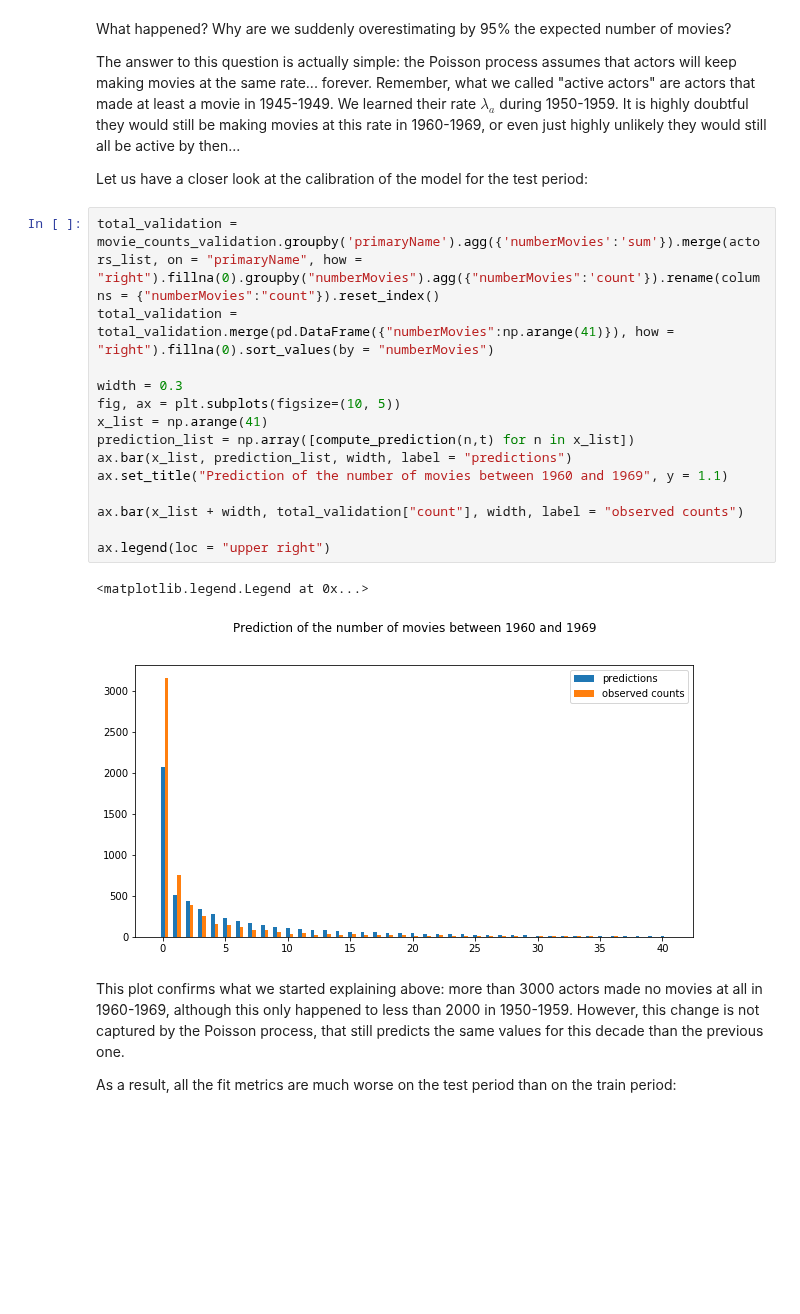
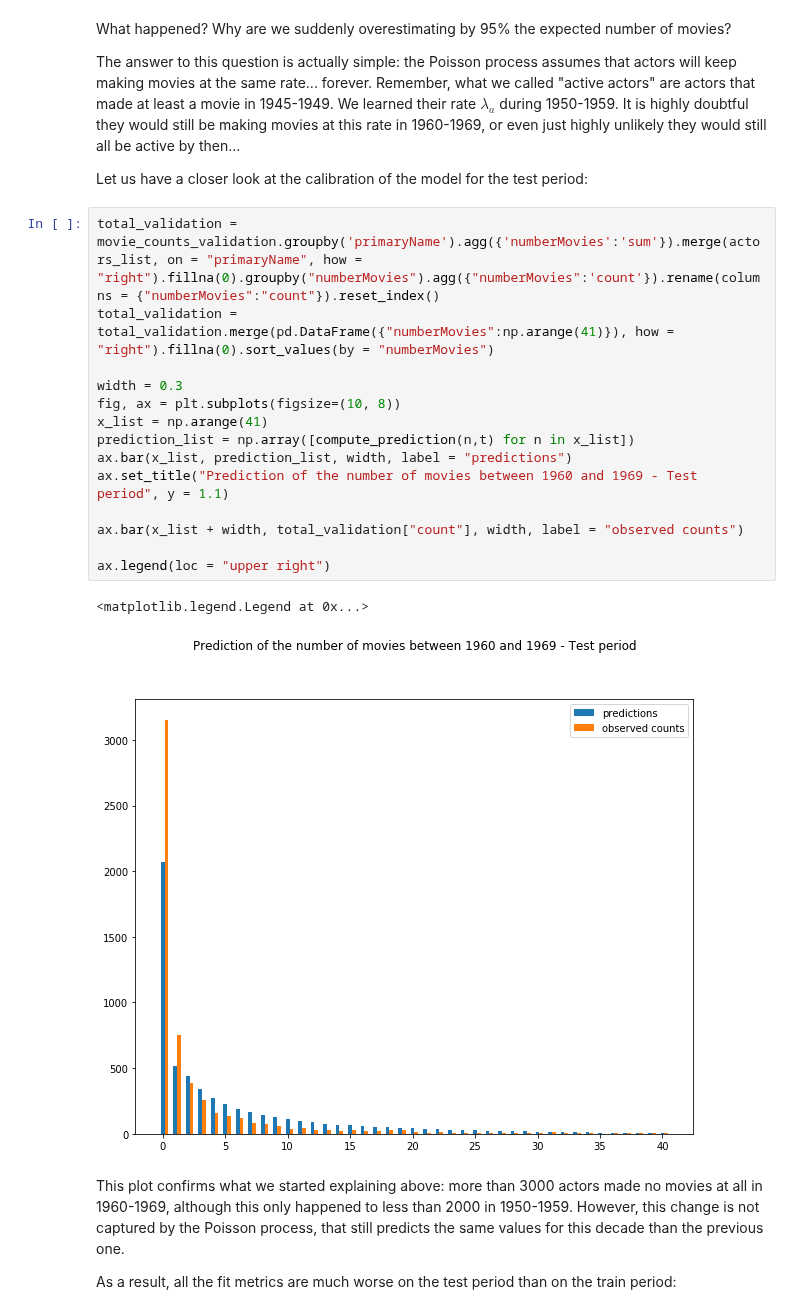
Before and after one commit to MaximeKan/Statistical-Modeling, a Jupyter notebook: Actors_movie_counts.ipynb, the cells around one changed output. Saved outputs shown, nothing was run; the diff lists cells and outputs as text; blank space fills up the shorter version.

```diff
--- a/Actors_movie_counts.ipynb
+++ b/Actors_movie_counts.ipynb
@@ -414,20 +414,20 @@ Let us have a closer look at the calibration of the model for the test period:
 # %%
 total_validation = movie_counts_validation.groupby('primaryName').agg({'numberMovies':'sum'}).merge(actors_list, on = "primaryName", how = "right").fillna(0).groupby("numberMovies").agg({"numberMovies":'count'}).rename(columns = {"numberMovies":"count"}).reset_index()
 total_validation = total_validation.merge(pd.DataFrame({"numberMovies":np.arange(41)}), how = "right").fillna(0).sort_values(by = "numberMovies")
 
 width = 0.3
-fig, ax = plt.subplots(figsize=(10, 5))
+fig, ax = plt.subplots(figsize=(10, 8))
 x_list = np.arange(41)
 prediction_list = np.array([compute_prediction(n,t) for n in x_list])
 ax.bar(x_list, prediction_list, width, label = "predictions")
-ax.set_title("Prediction of the number of movies between 1960 and 1969", y = 1.1)
+ax.set_title("Prediction of the number of movies between 1960 and 1969 - Test period", y = 1.1)
 
 ax.bar(x_list + width, total_validation["count"], width, label = "observed counts")
 
 ax.legend(loc = "upper right")
 # %% [output]
 <matplotlib.legend.Legend at 0x...>
-[figure, old version]
+[figure, new version]
 # %% [markdown]
 This plot confirms what we started explaining above: more than 3000 actors made no movies at all in 1960-1969, although this only happened to less than 2000 in 1950-1959. However, this change is not captured by the Poisson process, that still predicts the same values for this decade than the previous one.
 
```
Also changed, not shown: parts of 14 cells of this notebook.
